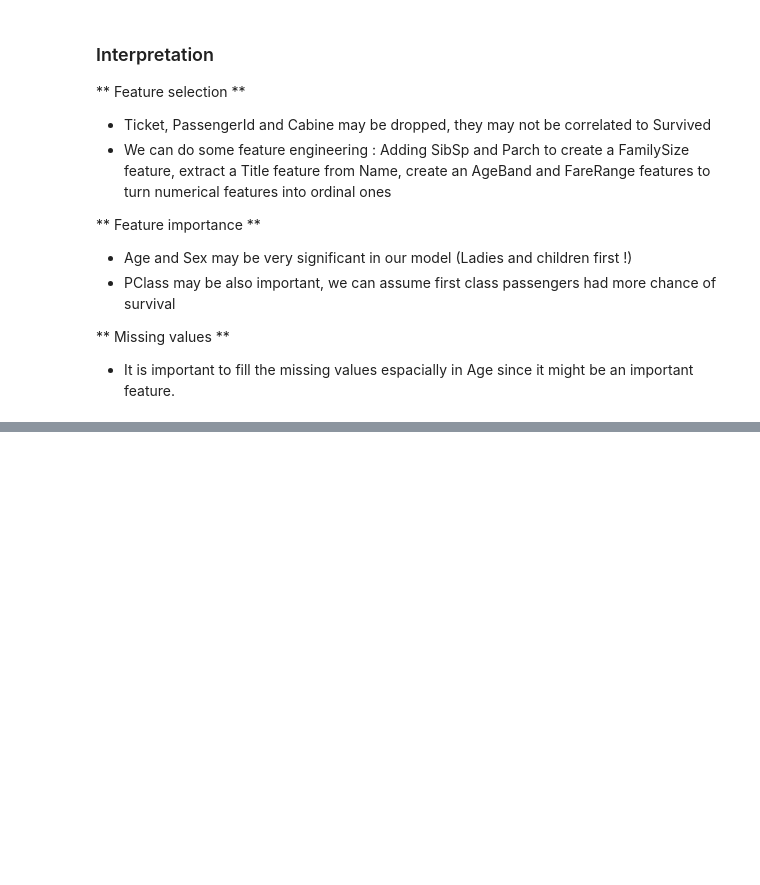
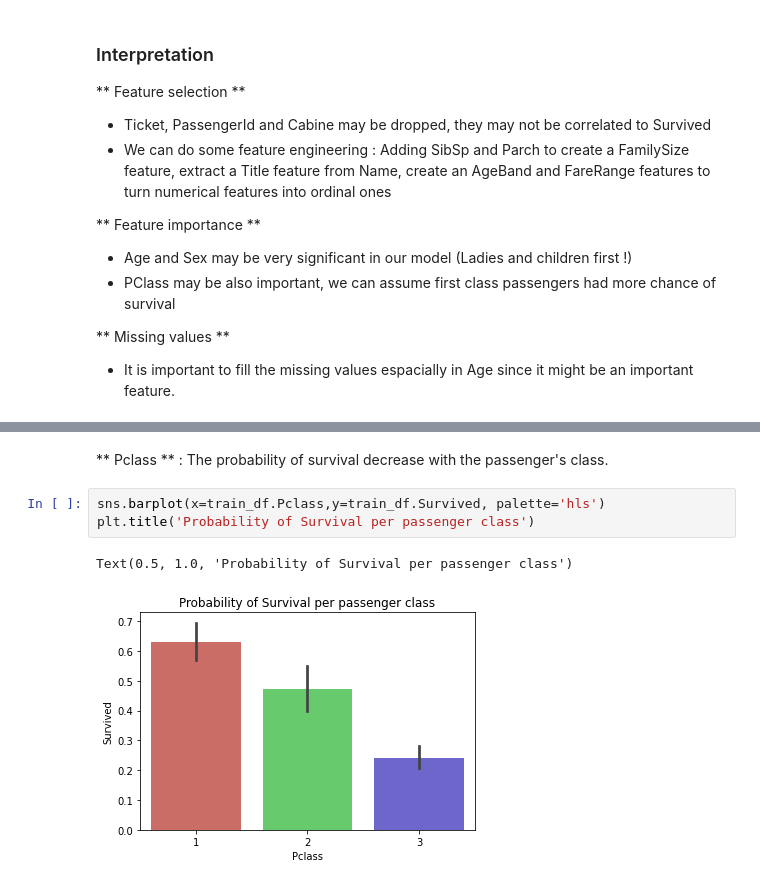
Before and after one commit to kevinassobo/Titanic-Kaggle-Challenge, a Jupyter notebook: titanic_modeling.ipynb, the cells around one changed output, grey strips where cells are left out. Saved outputs shown, nothing was run; the diff lists cells and outputs as text; blank space fills up the shorter version.

```diff
--- a/titanic_modeling.ipynb
+++ b/titanic_modeling.ipynb
@@ -136,0 +154,8 @@ Observations on the categorical features :
+# %% [markdown]
+** Pclass ** : The probability of survival decrease with the passenger's class.
+# %%
+sns.barplot(x=train_df.Pclass,y=train_df.Survived, palette='hls')
+plt.title('Probability of Survival per passenger class')
+# %% [output]
+Text(0.5, 1.0, 'Probability of Survival per passenger class')
+[figure, added]
```
Also changed, not shown: parts of 13 cells of this notebook.
